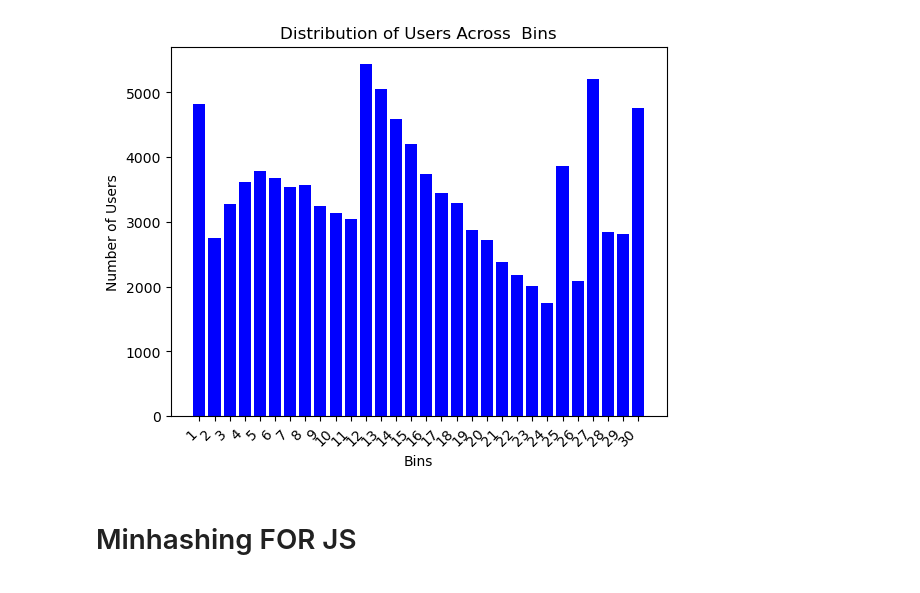
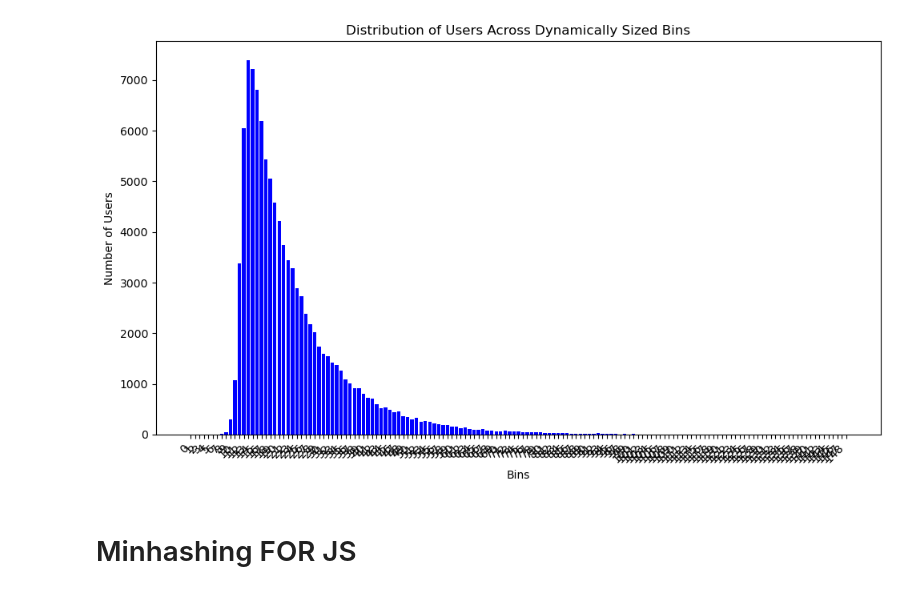
Before and after one commit to vanbuncha/adm, a Jupyter notebook: as2/as2.ipynb, the cells around one changed output. Cells and saved outputs as stored; diff of their text form; code cells hidden in the pictures.

```diff
--- a/as2/as2.ipynb
+++ b/as2/as2.ipynb
@@ -68,61 +31,36 @@ for bin_name, users in binned_users.items():
 # %%
-import numpy as np
-from scipy.sparse import csr_matrix
-import matplotlib.pyplot as plt
-
-# Assuming you've already loaded the user-movie ratings data into user_movie_matrix
+# binning using number of movies
 
 # Get the number of rated movies for each user
 num_rated_movies_per_user = np.asarray(user_movie_matrix.sum(axis=1)).flatten()
 
-# Define 30 custom bins based on the number of movies rated
-bins = {
-    '1': (0, 1100),
-    '2': (1101, 1150),
-    '3': (1151, 1200),
-    '4': (1200, 1250),
-    '5': (1251, 1300),
-    '6': (1300, 1350),
-    '7': (1351, 1400),
-    '8': (1401, 1450),
-    '9': (1451, 1500),
-    '10': (1501, 1550),
-    '11': (1551, 1600),
-    '12': (1601, 1700),
-    '13': (1701, 1800),
-    '14': (1801, 1900),
-    '15': (1901, 2000),
-    '16': (2001, 2100),
-    '17': (2101, 2200),
-    '18': (2201, 2300),
-    '19': (2301, 2400),
-    '20': (2401, 2500),
-    '21': (2501, 2600),
-    '22': (2601, 2700),
-    '23': (2701, 2800),
-    '24': (2801, 2900),
-    '25': (2901, 3150),
-    '26': (3151, 3300),
-    '27': (3301, 3800),
-    '28': (3801, 4200),
-    '29': (4201, 4800),
-    '30': (4801, float('inf')),
-}
+# Find the maximum number of ratings
+max_ratings = num_rated_movies_per_user.max()
+
+# Define the desired number of bins
+num_bins = 20  # This can be adjusted based on the desired granularity
+
+# Calculate the bin width to achieve approximately equal number of users in each bin
+desired_bin_width = len(num_rated_movies_per_user) / num_bins
+bin_width = 100
+
+# Define bins with dynamically calculated width
+bins = np.arange(0, max_ratings + bin_width, bin_width)
 
 # Function to bin users based on the number of movies rated
-def bin_users_by_ratings(num_rated_movies_per_user):
-    binned_users = {bin_name: [] for bin_name in bins}
+def bin_users_by_ratings(num_rated_movies_per_user, bins):
+    # Use np.digitize to find the indices of the bins to which each value belongs
+    bin_indices = np.digitize(num_rated_movies_per_user, bins, right=True)
 
-    for user_id, num_ratings in enumerate(num_rated_movies_per_user):
-        for bin_name, (lower_bound, upper_bound) in bins.items():
-            if lower_bound <= num_ratings <= upper_bound:
-                binned_users[bin_name].append(user_id)
-                break
+    # Group user_ids by the bin they belong to
+    binned_users = {str(i): [] for i in range(len(bins))}
+    for user_id, bin_index in enumerate(bin_indices):
+        binned_users[str(bin_index)].append(user_id)
 
     return binned_users
 
 # Bin the users
-binned_users = bin_users_by_ratings(num_rated_movies_per_user)
+binned_users = bin_users_by_ratings(num_rated_movies_per_user, bins)
 
 # Print the results
 total_users = sum(len(users) for users in binned_users.values())
@@ -132,15 +70,16 @@ for bin_name, users in binned_users.items():
 
 print(f'Total Users: {total_users}')
 
-
 # Plotting the histogram
 bin_names = list(binned_users.keys())
 user_counts = [len(users) for users in binned_users.values()]
 
+plt.figure(figsize=(10, 6))  # Adjust the figure size for better readability
 plt.bar(bin_names, user_counts, color='blue')
 plt.xlabel('Bins')
 plt.ylabel('Number of Users')
-plt.title('Distribution of Users Across  Bins')
+plt.title('Distribution of Users Across Dynamically Sized Bins')
 plt.xticks(rotation=45, ha='right')
+plt.tight_layout()  # Adjust the layout to fit everything nicely
 plt.show()
 # %% [output]
@@ -162,3 +103,3 @@ Bin 15 (4209 users): [7, 28, 59, 77, 104, 183, 245, 248, 251, 276, 282, 288, 289
-[figure, old version]
+[figure, new version]
 # %% [markdown]
 # Minhashing FOR JS
```
Also changed, not shown: parts of 9 cells of this notebook.
